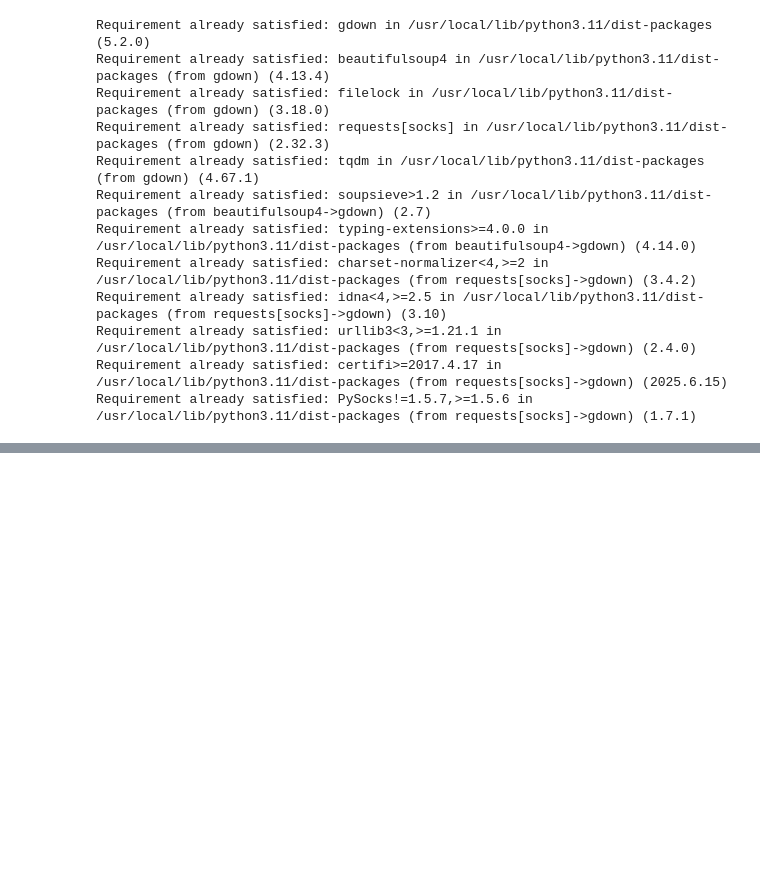
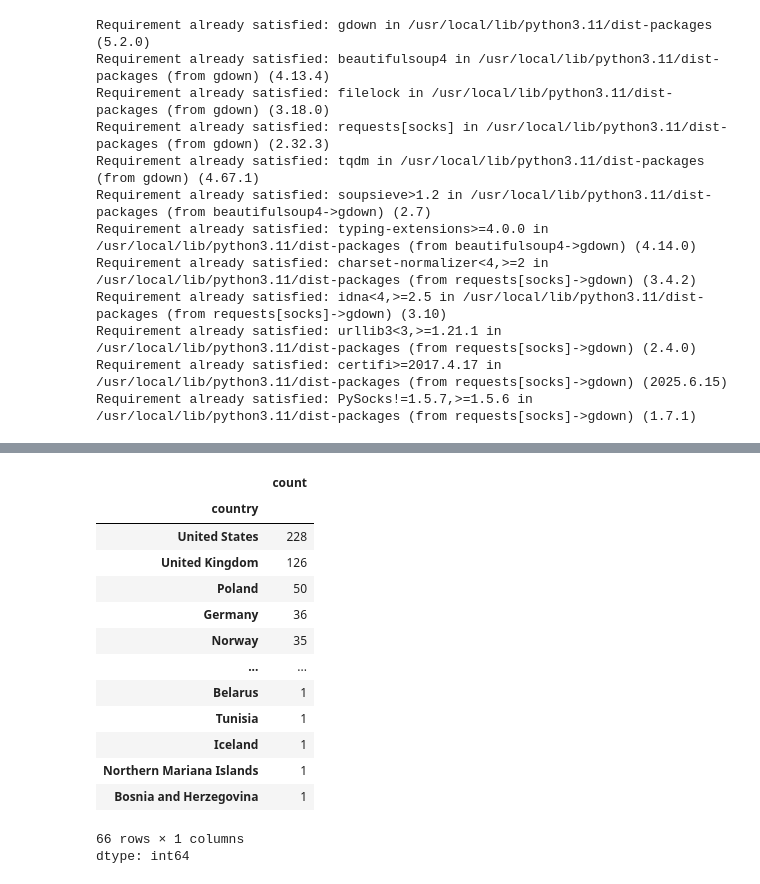
Before and after one commit to FredArgoX/ChaoticTest_PySpark, a Jupyter notebook: 02_GL_Spark_Music_Project.ipynb, the cells around one changed output, grey strips where cells are left out. Cells and saved outputs as stored; diff of their text form; code cells hidden in the pictures; blank space fills up the shorter version.

```diff
--- a/02_GL_Spark_Music_Project.ipynb
+++ b/02_GL_Spark_Music_Project.ipynb
@@ -49,0 +156,18 @@ raw_data.head()
+# %%
+user_profile["country"].value_counts()
+# %% [output]
+|  | count |
+| country |  |
+| United States | 228 |
+| United Kingdom | 126 |
+| Poland | 50 |
+| Germany | 36 |
+| Norway | 35 |
+| ... | ... |
+| Belarus | 1 |
+| Tunisia | 1 |
+| Iceland | 1 |
+| Northern Mariana Islands | 1 |
+| Bosnia and Herzegovina | 1 |
+66 rows × 1 columns
+dtype: int64
```
Also changed, not shown: parts of 16 cells of this notebook.
